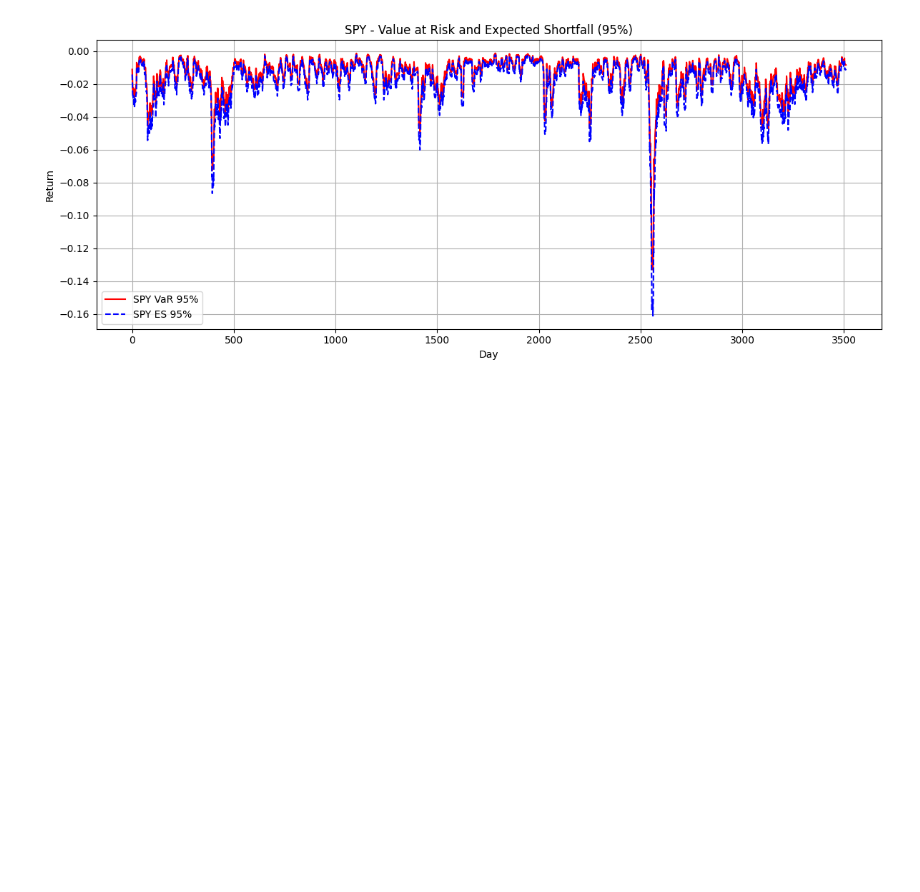
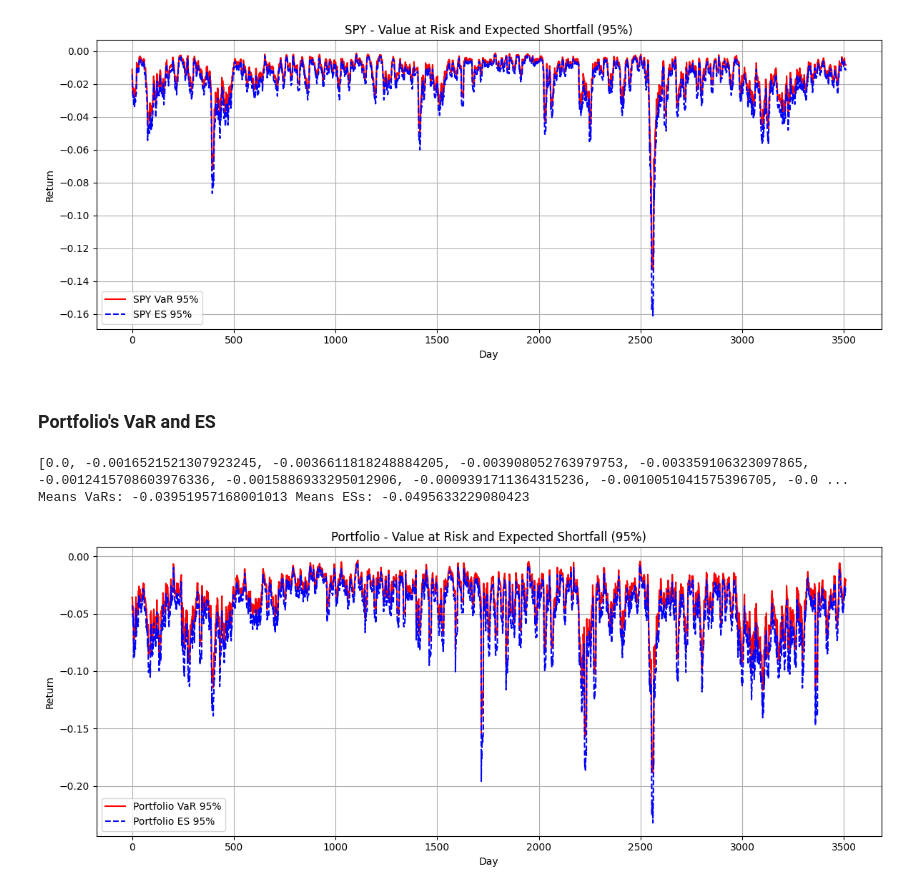
Before and after one commit to Lukirby/Stress-Testing-a-Markowitz-Portfolio, a Jupyter notebook: fidanza2.ipynb, the cells around one changed output. Drawn from its saved outputs; the diff is of its cells as text; code cells hidden in the pictures; blank space fills up the shorter version.

```diff
--- a/fidanza2.ipynb
+++ b/fidanza2.ipynb
@@ -790,3 +782,43 @@ plt.show()
 # %% [output]
 [figure]
 [figure]
+# %% [markdown]
+### Portfolio's VaR and ES
+# %%
+returns_portfolio = pd.Series(returns_portfolio)
+
+# questa roba qua computa media e varianza usando una finestra scorrevole, il parametro min_periods=1 serve per evitare
+# che la media e varianza siano NaN all'inizio, calcolandola solo sui valori in cui ci sono dati
+returns_portfolio_means = returns_portfolio.rolling(10, min_periods=1).mean().tolist()
+returns_portfolio_vars = returns_portfolio.rolling(10, min_periods=1).var().tolist()
+
+# print(returns_portfolio_means[:10])
+
+VaRs_P = []
+ESs_P = []
+alpha = 0.95
+
+for mu, var in zip(nvda_means, nvda_vars):
+    std = np.sqrt(var)
+    VaRs_P.append(get_VaR(alpha, mu, std))
+    ESs_P.append(get_ES(alpha, mu, std))
+VaRs_P = np.array(VaRs_P)
+ESs_P = np.array(ESs_P)
+
+print("Means VaRs:",VaRs_P.mean(), "Means ESs:",ESs_P.mean())
+# %% [output]
+[0.0, -0.0016521521307923245, -0.0036611818248884205, -0.003908052763979753, -0.003359106323097865, -0.0012415708603976336, -0.0015886933295012906, -0.0009391711364315236, -0.0010051041575396705, -0.0 ...
+Means VaRs: -0.03951957168001013 Means ESs: -0.0495633229080423
+# %%
+plt.figure(figsize=(12, 5))
+plt.plot(VaRs_P, label='Portfolio VaR 95%', color='red')
+plt.plot(ESs_P, label='Portfolio ES 95%', color='blue', linestyle='--')
+plt.title('Portfolio - Value at Risk and Expected Shortfall (95%)')
+plt.xlabel('Day')
+plt.ylabel('Return')
+plt.legend()
+plt.grid(True)
+plt.tight_layout()
+plt.show()
+# %% [output]
+[figure, added]
```
Also changed, not shown: parts of 19 cells of this notebook.
